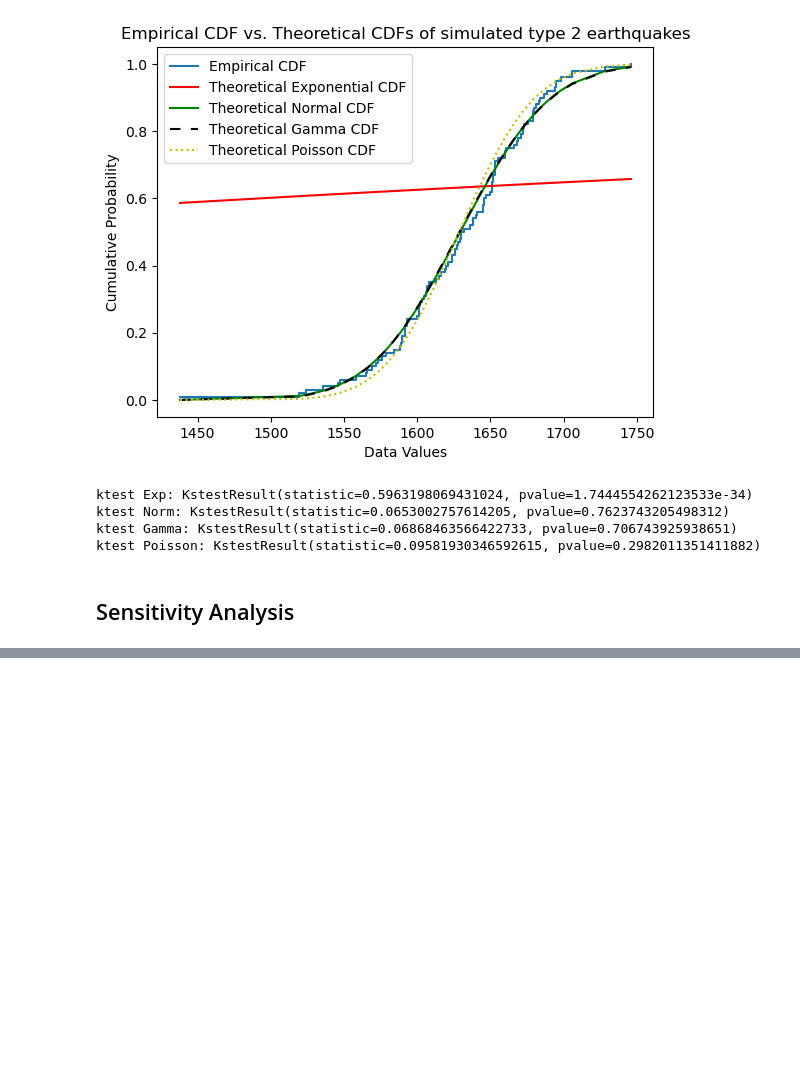
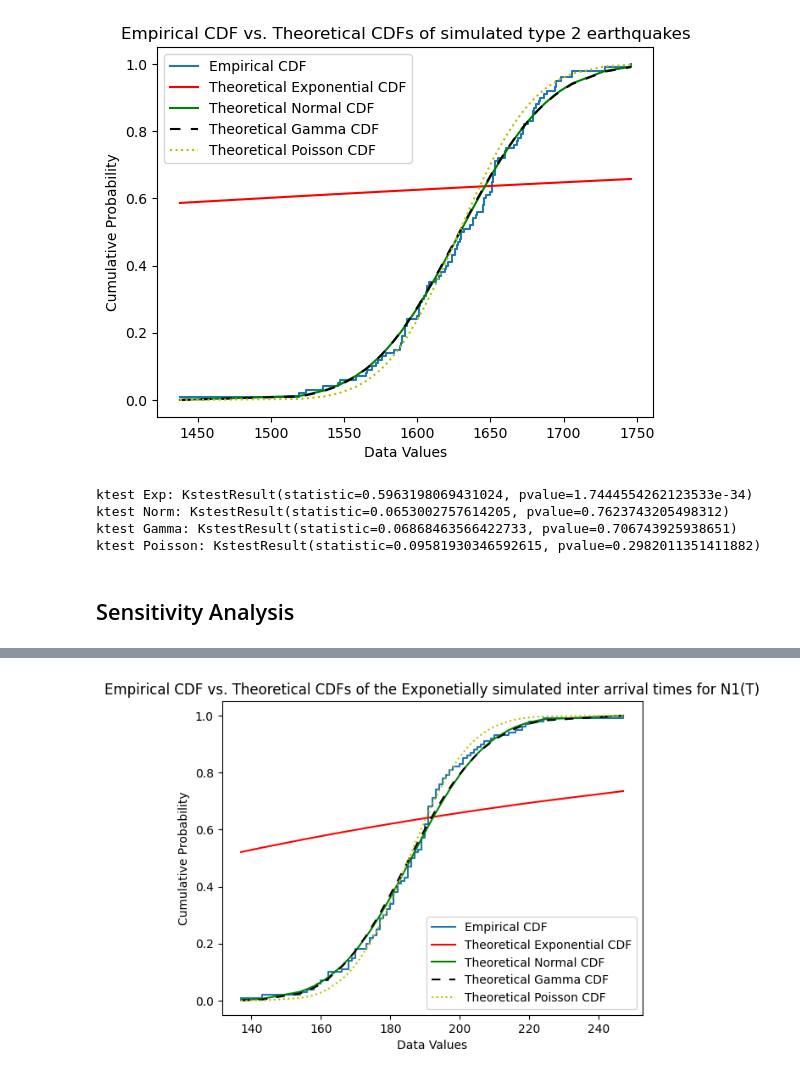
Before and after one commit to Rawbun34/2DF20---Assignment-2, a Jupyter notebook: 2DF20_Assignment_2.ipynb, the cells around one changed output, grey strips where cells are left out. Drawn from its saved outputs; the diff is of its cells as text; code cells hidden in the pictures; blank space fills up the shorter version.

```diff
--- a/2DF20_Assignment_2.ipynb
+++ b/2DF20_Assignment_2.ipynb
@@ -1324,0 +1482,29 @@ Confidence interval mean N1(T): 184.27 +/- 2.9348805961401565
+# %%
+'''
+Plotting the Empirical CDF of the Empirically simulated inter arrival times for N1(T) and compare to 4 CDFs:
+Exponential distribution, Normal distribution, Gamma distribution, and Poisson distribution.
+Then we check which distributions is a good fit to the emperical CDF of N1(T)
+'''
+# Sorting is necessary for plotting a CDF. These sorted values are used as the x-coordinates for the step plot of the empirical CDF
+xs2_emp_N1T = np.sort(sec_sim_N1T)
+# ys is an array of cumulative probabilities and it matches the number of data points in x because it makes use of the len(x) function
+# Each value in ys represent the portion of data points less than or equal to the corresponding value of xs2
+ys_emp_N1T = np.arange(1/len(sec_sim_N1T), 1 + 1/len(sec_sim_N1T), 1/len(sec_sim_N1T))
+# Empirical distribution sampling to visualise which distribution aligns the best with the distribution of the data set
+# Plot the empirical CDF as a solid blue line
+plt.step(xs2_emp_N1T, ys_emp_N1T, where='post', label = 'Empirical CDF')
+# Plot the theoretical exponential CDF as a solid red line
+plt.plot(xs2_emp_N1T, estExpDist_emp_N1T.cdf(xs2_emp_N1T), 'r', label = 'Theoretical Exponential CDF')
+# Plot the theoretical normal CDF as a solid green line
+plt.plot(xs2_emp_N1T, estNormDist_emp_N1T.cdf(xs2_emp_N1T), 'g', label = 'Theoretical Normal CDF')
+# Plot the theoretical gamma CDF as a dashed black line to make it clearer
+plt.plot(xs2_emp_N1T, estGammaDist_emp_N1T.cdf(xs2_emp_N1T), 'black', linestyle='--', dashes=(5,5), label = 'Theoretical Gamma CDF')
+# Plot the theoretical poisson CDF as a dotted yellow line
+plt.plot(xs2_emp_N1T, estPoisDist_emp_N1T.cdf(xs2_emp_N1T), 'y', linestyle=':', label = 'Theoretical Poisson CDF')
+plt.title('Empirical CDF vs. Theoretical CDFs of the Exponetially simulated inter arrival times for N1(T)')
+plt.xlabel('Data Values')
+plt.ylabel('Cumulative Probability')
+plt.legend()
+plt.show()
+# %% [output]
+[figure, added]
```
Also changed, not shown: parts of 17 cells of this notebook.
